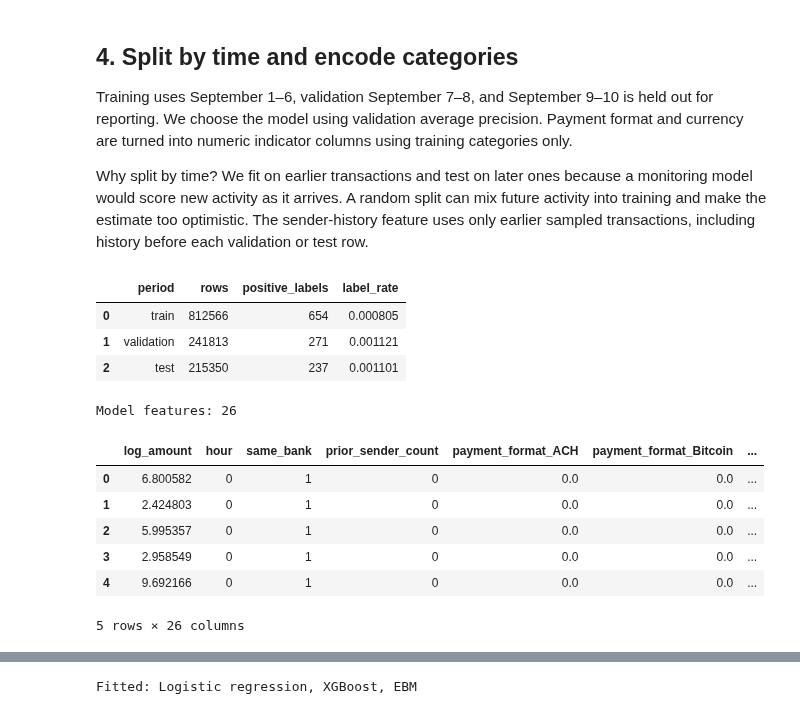
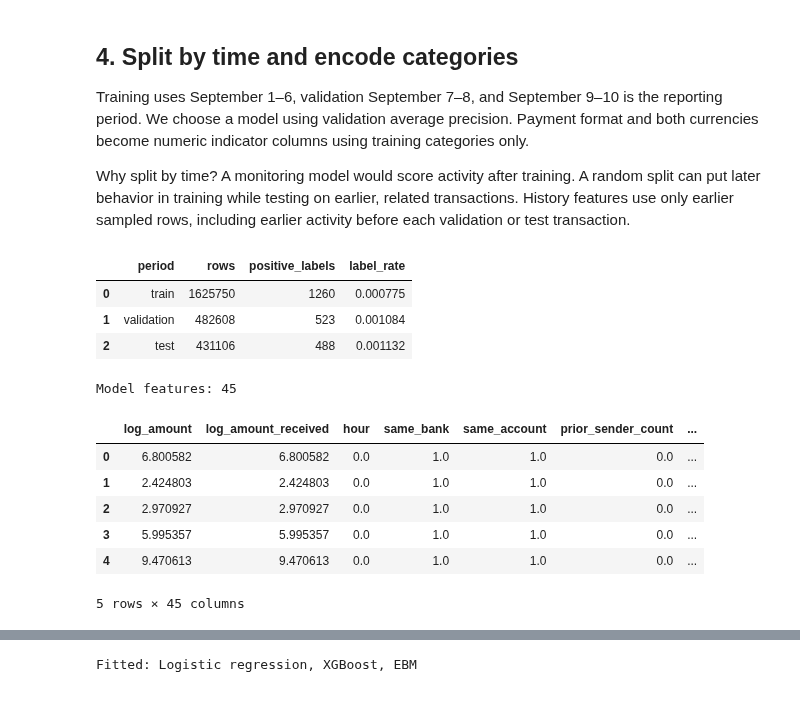
Before and after one commit to codewithdaniel1/Explainable-AML-Transaction-Monitoring, a Jupyter notebook: aml_modeling.ipynb, the cells around one changed output, grey strips where cells are left out. Drawn from its saved outputs; the diff is of its cells as text; code cells hidden in the pictures.

```diff
--- a/aml_modeling.ipynb
+++ b/aml_modeling.ipynb
@@ -23,8 +23,8 @@ from interpret.glassbox import ExplainableBoostingClassifier
 
 DATA_PATH = Path("data/raw/HI-Small_Trans.csv")
 SEED = 42
-SAMPLE_FRACTION = 0.25
-ALERT_CAPACITY = 100
+SAMPLE_FRACTION = 0.50
+ALERT_CAPACITIES = (100, 500, 1000)
 print("Dataset:", DATA_PATH)
 print("Sample fraction:", SAMPLE_FRACTION)
 # %% [output]
@@ -40,9 +40,10 @@ parts = []
 for chunk in pd.read_csv(
     DATA_PATH,
     chunksize=100_000,
-    usecols=["Timestamp", "From Bank", "Account", "To Bank", "Amount Paid",
+    usecols=["Timestamp", "From Bank", "Account", "To Bank", "Account.1",
+             "Amount Received", "Receiving Currency", "Amount Paid",
              "Payment Currency", "Payment Format", "Is Laundering"],
-    dtype={"From Bank": str, "Account": str, "To Bank": str},
+    dtype={"From Bank": str, "Account": str, "To Bank": str, "Account.1": str},
 ):
     timestamps = pd.to_datetime(chunk["Timestamp"])
     keep = (timestamps < "2022-09-11") & (rng.random(len(chunk)) < SAMPLE_FRACTION)
@@ -53,11 +54,15 @@ transactions = pd.concat(parts, ignore_index=True).rename(columns={
     "From Bank": "from_bank",
     "Account": "from_account",
     "To Bank": "to_bank",
+    "Account.1": "to_account",
+    "Amount Received": "amount_received",
+    "Receiving Currency": "receiving_currency",
     "Amount Paid": "amount_paid",
     "Payment Currency": "payment_currency",
     "Payment Format": "payment_format",
     "Is Laundering": "label",
 })
+del parts, chunk
 transactions["timestamp"] = pd.to_datetime(transactions["timestamp"])
 transactions = transactions.sort_values("timestamp", kind="stable").reset_index(drop=True)
 print(f"Sampled rows: {len(transactions):,}")
@@ -104,51 +117,54 @@ Feature example:
 # %% [markdown]
 ## 4. Split by time and encode categories
 
-Training uses September 1–6, validation September 7–8, and September 9–10 is held out for reporting. We choose the model using validation average precision. Payment format and currency are turned into numeric indicator columns using training categories only.
+Training uses September 1–6, validation September 7–8, and September 9–10 is the reporting period. We choose a model using validation average precision. Payment format and both currencies become numeric indicator columns using training categories only.
 
-Why split by time? We fit on earlier transactions and test on later ones because a monitoring model would score new activity as it arrives. A random split can mix future activity into training and make the estimate too optimistic. The sender-history feature uses only earlier sampled transactions, including history before each validation or test row.
+Why split by time? A monitoring model would score activity after training. A random split can put later behavior in training while testing on earlier, related transactions. History features use only earlier sampled rows, including earlier activity before each validation or test transaction.
 # %%
 train = transactions[transactions["timestamp"] < "2022-09-07"].copy()
 validation = transactions[
     (transactions["timestamp"] >= "2022-09-07") &
     (transactions["timestamp"] < "2022-09-09")
 ].copy()
 test = transactions[transactions["timestamp"] >= "2022-09-09"].copy()
 
 split_summary = pd.DataFrame({
     "period": ["train", "validation", "test"],
     "rows": [len(train), len(validation), len(test)],
     "positive_labels": [train["label"].sum(), validation["label"].sum(), test["label"].sum()],
 })
 split_summary["label_rate"] = split_summary["positive_labels"] / split_summary["rows"]
 display(split_summary)
 
-feature_columns = ["log_amount", "hour", "same_bank", "prior_sender_count",
-                   "payment_format", "payment_currency"]
-categories = ["payment_format", "payment_currency"]
-X_train = pd.get_dummies(train[feature_columns], columns=categories, dtype=float)
-X_validation = pd.get_dummies(validation[feature_columns], columns=categories, dtype=float)
-X_test = pd.get_dummies(test[feature_columns], columns=categories, dtype=float)
-X_validation = X_validation.reindex(columns=X_train.columns, fill_value=0)
-X_test = X_test.reindex(columns=X_train.columns, fill_value=0)
+feature_columns = ["log_amount", "log_amount_received", "hour", "same_bank",
+                   "same_account", "prior_sender_count", "prior_receiver_count",
+                   "prior_pair_count", "payment_format", "payment_currency",
+                   "receiving_currency"]
+categories = ["payment_format", "payment_currency", "receiving_currency"]
+X_train = pd.get_dummies(train[feature_columns], columns=categories, dtype=np.float32)
+X_validation = pd.get_dummies(validation[feature_columns], columns=categories, dtype=np.float32)
+X_test = pd.get_dummies(test[feature_columns], columns=categories, dtype=np.float32)
+X_train = X_train.astype(np.float32)
+X_validation = X_validation.reindex(columns=X_train.columns, fill_value=0).astype(np.float32)
+X_test = X_test.reindex(columns=X_train.columns, fill_value=0).astype(np.float32)
 y_train = train["label"]
 y_validation = validation["label"]
 y_test = test["label"]
 print("Model features:", len(X_train.columns))
 display(X_train.head())
 # %% [output]
 |  | period | rows | positive_labels | label_rate |
-| 0 | train | 812566 | 654 | 0.000805 |
-| 1 | validation | 241813 | 271 | 0.001121 |
-| 2 | test | 215350 | 237 | 0.001101 |
+| 0 | train | 1625750 | 1260 | 0.000775 |
+| 1 | validation | 482608 | 523 | 0.001084 |
+| 2 | test | 431106 | 488 | 0.001132 |
-Model features: 26
+Model features: 45
-|  | log_amount | hour | same_bank | prior_sender_count | payment_format_ACH | payment_format_Bitcoin | ... |
-| 0 | 6.800582 | 0 | 1 | 0 | 0.0 | 0.0 | ... |
-| 1 | 2.424803 | 0 | 1 | 0 | 0.0 | 0.0 | ... |
-| 2 | 5.995357 | 0 | 1 | 0 | 0.0 | 0.0 | ... |
-| 3 | 2.958549 | 0 | 1 | 0 | 0.0 | 0.0 | ... |
-| 4 | 9.692166 | 0 | 1 | 0 | 0.0 | 0.0 | ... |
+|  | log_amount | log_amount_received | hour | same_bank | same_account | prior_sender_count | ... |
+| 0 | 6.800582 | 6.800582 | 0.0 | 1.0 | 1.0 | 0.0 | ... |
+| 1 | 2.424803 | 2.424803 | 0.0 | 1.0 | 1.0 | 0.0 | ... |
+| 2 | 2.970927 | 2.970927 | 0.0 | 1.0 | 1.0 | 0.0 | ... |
+| 3 | 5.995357 | 5.995357 | 0.0 | 1.0 | 1.0 | 0.0 | ... |
+| 4 | 9.470613 | 9.470613 | 0.0 | 1.0 | 1.0 | 0.0 | ... |
-5 rows × 26 columns
+5 rows × 45 columns
 # %% [markdown]
 ## 5. Fit the three models
 
```
Also changed, not shown: parts of 13 cells of this notebook, 2 other files.
